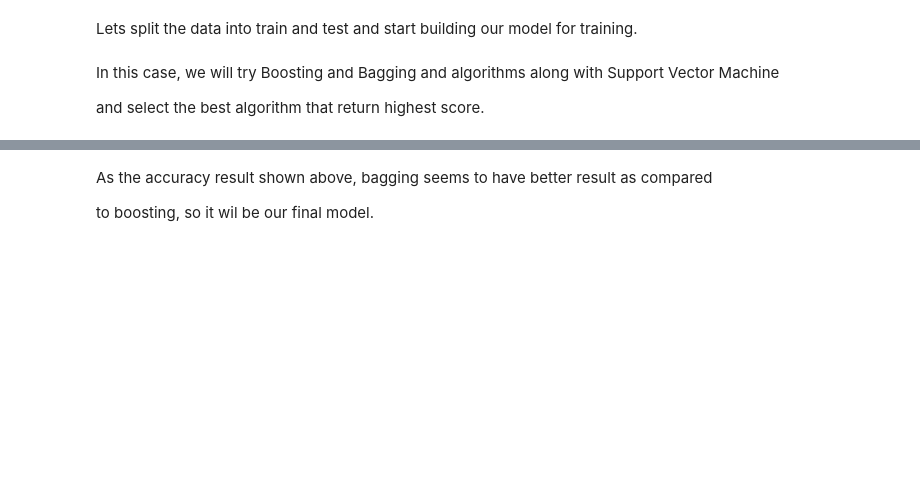
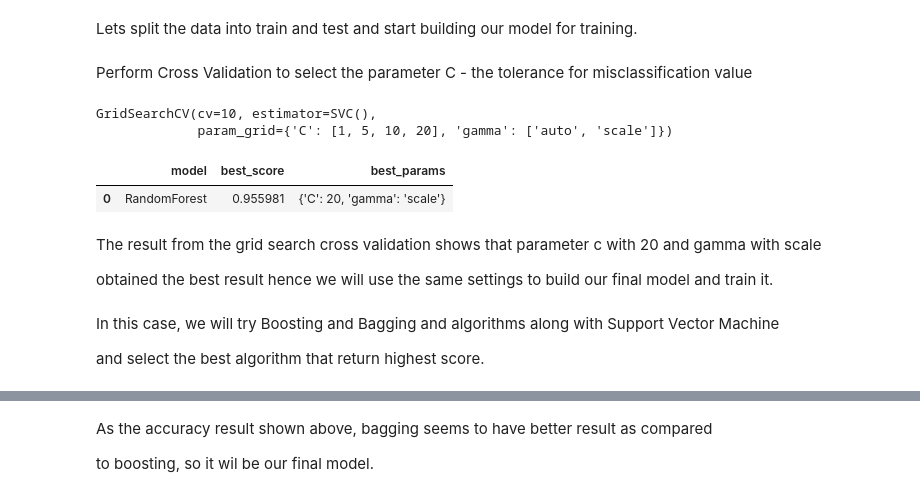
Before and after one commit to kaijaz123/ML-DL-SideProjects, a Jupyter notebook: WHO-life-expectency/WHO life expectancy.ipynb, the cells around one changed output, grey strips where cells are left out. Drawn from its saved outputs; the diff is of its cells as text; code cells hidden in the pictures; blank space fills up the shorter version.

```diff
--- a/WHO-life-expectency/WHO life expectancy.ipynb
+++ b/WHO-life-expectency/WHO life expectancy.ipynb
@@ -336,8 +343,41 @@ Lets split the data into train and test and start building our model for trainin
 # %%
 # split train and test
 x_train, x_test, y_train, y_test = train_test_split(x, Y, test_size = 0.1, random_state = 10)
-# %% [markdown]
-In this case, we will try Boosting and Bagging and algorithms along with  Support Vector Machine
-
-and select the best algorithm that return highest score.
+# %% [markdown]
+Perform Cross Validation to select the parameter C - the tolerance for misclassification value
+# %%
+# define parameter
+param_grid = {
+    'C' : [1,5,10,20],
+    'gamma' : ['auto','scale']
+}
+
+#cross validation - 10 folds for cv
+svc = SVC(kernel = "rbf")
+GSC = GridSearchCV(svc, param_grid, cv = 10)
+GSC.fit(x_train, y_train)
+# %% [output]
+GridSearchCV(cv=10, estimator=SVC(),
+             param_grid={'C': [1, 5, 10, 20], 'gamma': ['auto', 'scale']})
+# %%
+scores = []
+scores.append({
+    'model': "RandomForest",
+    'best_score': GSC.best_score_,
+    'best_params': GSC.best_params_
+})
+
+score_df = pd.DataFrame(scores, columns = ['model', 'best_score', 'best_params'])
+score_df.head()
+# %% [output]
+|  | model | best_score | best_params |
+| 0 | RandomForest | 0.955981 | {'C': 20, 'gamma': 'scale'} |
+# %% [markdown]
+The result from the grid search cross validation shows that parameter c with 20 and gamma with scale
+
+obtained the best result hence we will use the same settings to build our final model and train it.
+# %% [markdown]
+In this case, we will try Boosting and Bagging and algorithms along with  Support Vector Machine
+
+and select the best algorithm that return highest score.
 # %%
```
Also changed, not shown: parts of 12 cells of this notebook.
